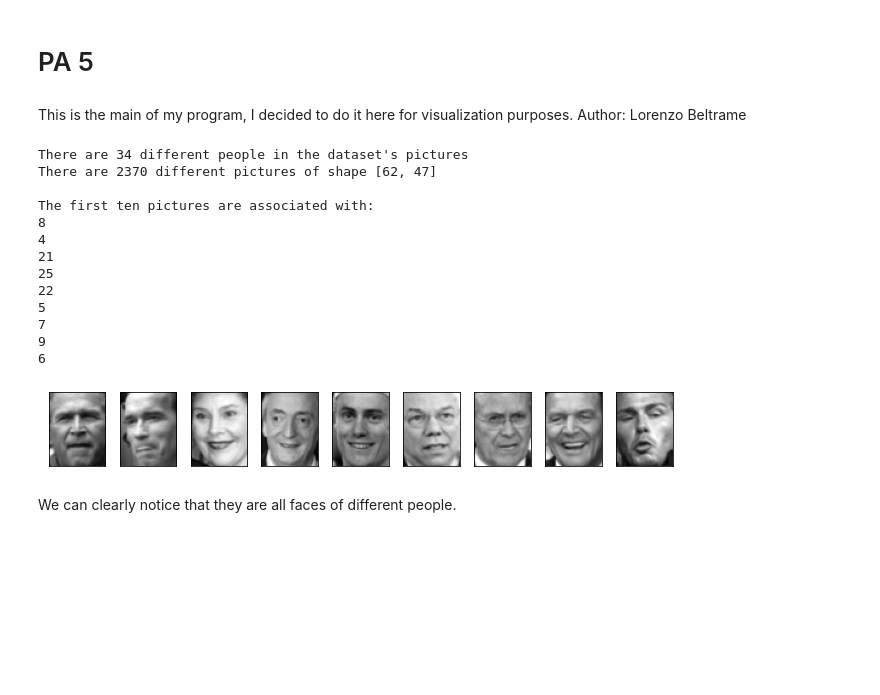
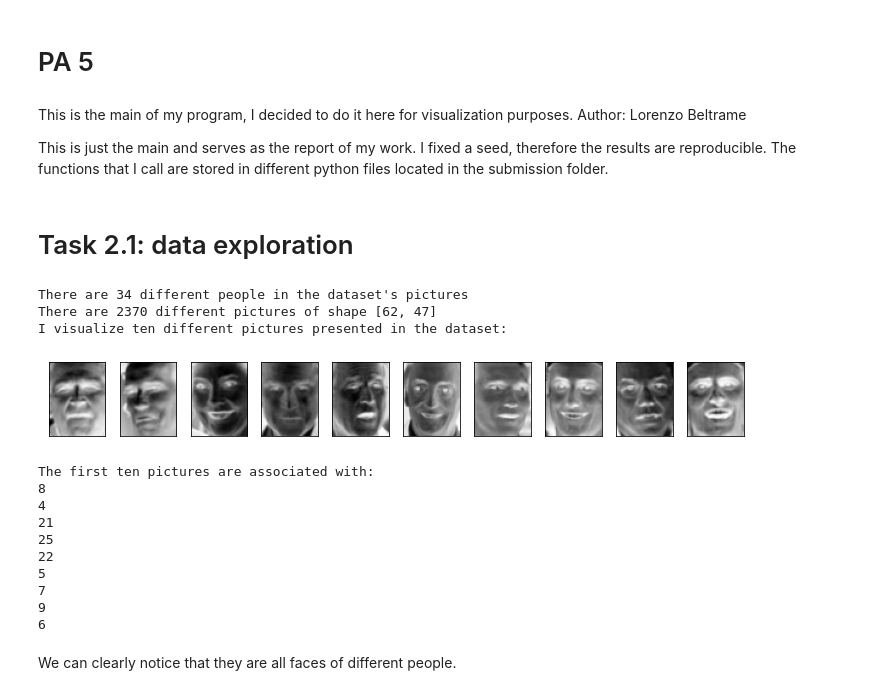
Before and after one commit to IZerab/Into_ML, a Jupyter notebook: PA5/PA5.ipynb, the cells around one changed output. Saved outputs shown, nothing was run; the diff lists cells and outputs as text; code cells hidden in the pictures; blank space fills up the shorter version.

Commit message:
Task 2.2 finished

```diff
--- a/PA5/PA5.ipynb
+++ b/PA5/PA5.ipynb
@@ -2,6 +2,8 @@
 # PA 5
 # %% [markdown]
 This is the main of my program, I decided to do it here for visualization purposes. Author: Lorenzo Beltrame
+
+This is just the main and serves as the report of my work. I fixed a seed, therefore the results are reproducible. The functions that I call are stored in different python files located in the submission folder.
 # %%
 # custom libs
 from Task_2_functions import initialize_data
@@ -10,20 +18,22 @@ from PIL import Image
+# %% [markdown]
+# Task 2.1: data exploration
 # %%
 # initialize data
-X_train, X_test, y_train, y_test = initialize_data()
+X_train, X_test, y_train, y_test, X = initialize_data()
 # %% [output]
 There are 34 different people in the dataset's pictures
 There are 2370 different pictures of shape [62, 47]
-
-The first ten pictures are associated with:
-8
-4
-21
-25
-22
-5
-7
-9
-6
+I visualize ten different pictures presented in the dataset:
-[figure, old version]
+[figure, new version]
+The first ten pictures are associated with:
+8
+4
+21
+25
+22
+5
+7
+9
+6
 # %% [markdown]
 We can clearly notice that they are all faces of different people.
```
Also changed, not shown: parts of 3 cells of this notebook, 4 other files.
